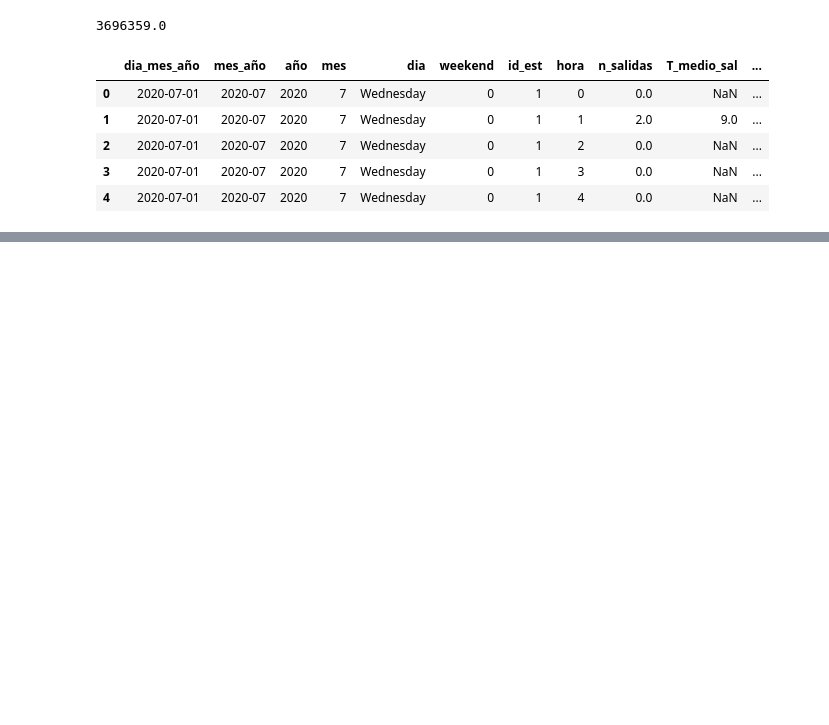
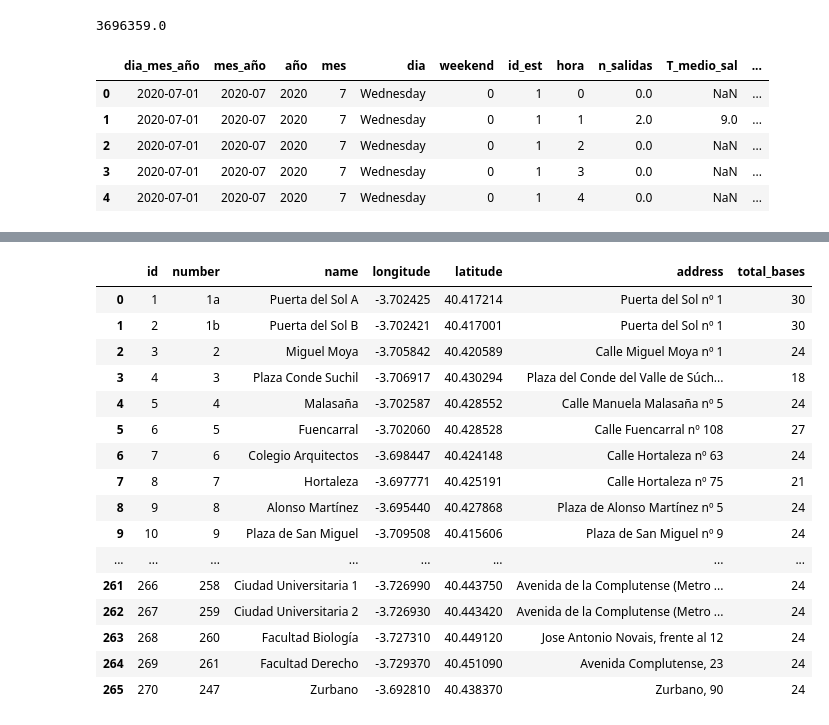
Before and after one commit to AaronNebreda/biciMAD_analysis, a Jupyter notebook: src/Untitled3.ipynb, the cells around one changed output, grey strips where cells are left out. Saved outputs shown, nothing was run; the diff lists cells and outputs as text; code cells hidden in the pictures; blank space fills up the shorter version.

```diff
--- a/src/Untitled3.ipynb
+++ b/src/Untitled3.ipynb
@@ -133,0 +154,2 @@ dat_barrios_horas.head(100)
+# %%
+estaciones = pd.read_csv(r'..\data\estaciones.csv')
@@ -133,0 +165,20 @@ dat_barrios_horas.head(100)
+# %%
+estaciones
+# %% [output]
+|  | id | number | name | longitude | latitude | address | total_bases |
+| 0 | 1 | 1a | Puerta del Sol A | -3.702425 | 40.417214 | Puerta del Sol nº 1 | 30 |
+| 1 | 2 | 1b | Puerta del Sol B | -3.702421 | 40.417001 | Puerta del Sol nº 1 | 30 |
+| 2 | 3 | 2 | Miguel Moya | -3.705842 | 40.420589 | Calle Miguel Moya nº 1 | 24 |
+| 3 | 4 | 3 | Plaza Conde Suchil | -3.706917 | 40.430294 | Plaza del Conde del Valle de Súch... | 18 |
+| 4 | 5 | 4 | Malasaña | -3.702587 | 40.428552 | Calle Manuela Malasaña nº 5 | 24 |
+| 5 | 6 | 5 | Fuencarral | -3.702060 | 40.428528 | Calle Fuencarral nº 108 | 27 |
+| 6 | 7 | 6 | Colegio Arquitectos | -3.698447 | 40.424148 | Calle Hortaleza nº 63 | 24 |
+| 7 | 8 | 7 | Hortaleza | -3.697771 | 40.425191 | Calle Hortaleza nº 75 | 21 |
+| 8 | 9 | 8 | Alonso Martínez | -3.695440 | 40.427868 | Plaza de Alonso Martínez nº 5 | 24 |
+| 9 | 10 | 9 | Plaza de San Miguel | -3.709508 | 40.415606 | Plaza de San Miguel nº 9 | 24 |
+| ... | ... | ... | ... | ... | ... | ... | ... |
+| 261 | 266 | 258 | Ciudad Universitaria 1 | -3.726990 | 40.443750 | Avenida de la Complutense (Metro ... | 24 |
+| 262 | 267 | 259 | Ciudad Universitaria 2 | -3.726930 | 40.443420 | Avenida de la Complutense (Metro ... | 24 |
+| 263 | 268 | 260 | Facultad Biología | -3.727310 | 40.449120 | Jose Antonio Novais, frente al 12 | 24 |
+| 264 | 269 | 261 | Facultad Derecho | -3.729370 | 40.451090 | Avenida Complutense, 23 | 24 |
+| 265 | 270 | 247 | Zurbano | -3.692810 | 40.438370 | Zurbano, 90 | 24 |
```
Also changed, not shown: parts of 29 cells of this notebook.
